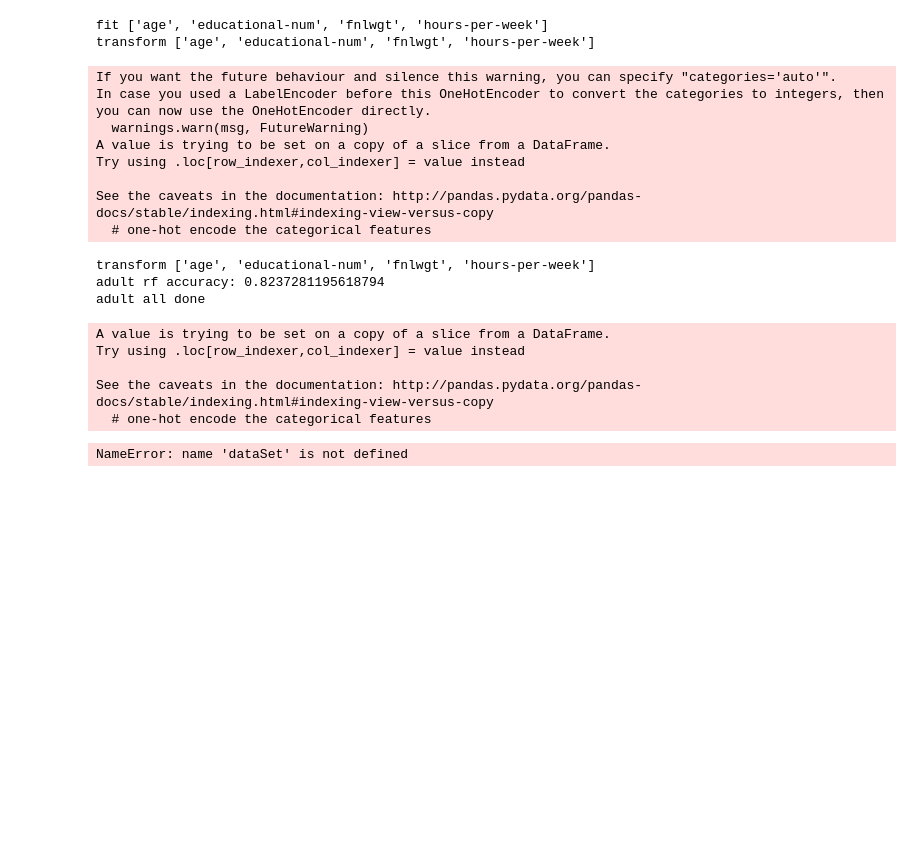
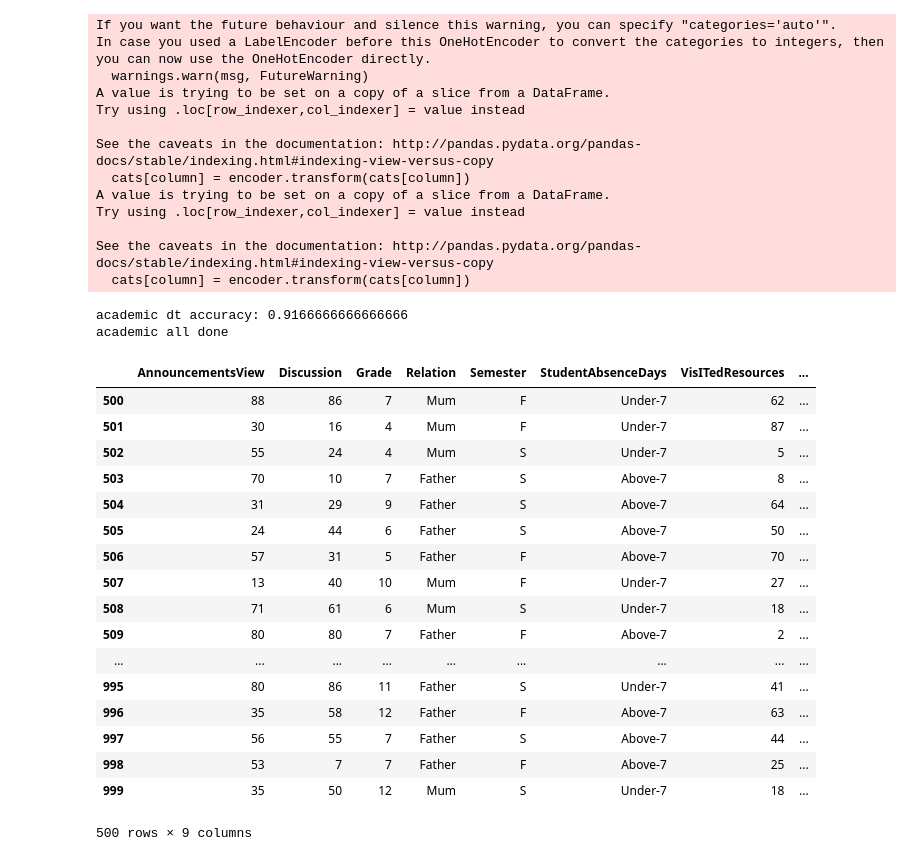
Before and after one commit to wangqianwen0418/DiscriLens, a Jupyter notebook: py/server/generate testData.ipynb, the cells around one changed output. Saved outputs shown, nothing was run; the diff lists cells and outputs as text; code cells hidden in the pictures; blank space fills up the shorter version.

```diff
--- a/py/server/generate testData.ipynb
+++ b/py/server/generate testData.ipynb
@@ -93,27 +88,24 @@ def get_model_samples(dataset_name, models=['lr', 'knn', 'xgb'], protect_attr=''
 
     print(dataset_name + ' all done')
 # %%
-# init_samples('academic')
-get_model_samples('adult', ['rf'])
+# init_samples('simpleAcademic')
+get_model_samples('academic', ['dt'])
 # %% [output]
-fit ['age', 'educational-num', 'fnlwgt', 'hours-per-week']
-transform ['age', 'educational-num', 'fnlwgt', 'hours-per-week']
+If you want the future behaviour and silence this warning, you can specify "categories='auto'".
+In case you used a LabelEncoder before this OneHotEncoder to convert the categories to integers, then you can now use the OneHotEncoder directly.
+  warnings.warn(msg, FutureWarning)
+A value is trying to be set on a copy of a slice from a DataFrame.
+Try using .loc[row_indexer,col_indexer] = value instead
+
+See the caveats in the documentation: http://pandas.pydata.org/pandas-docs/stable/indexing.html#indexing-view-versus-copy
+  cats[column] = encoder.transform(cats[column])
+A value is trying to be set on a copy of a slice from a DataFrame.
+Try using .loc[row_indexer,col_indexer] = value instead
+
+See the caveats in the documentation: http://pandas.pydata.org/pandas-docs/stable/indexing.html#indexing-view-versus-copy
+  cats[column] = encoder.transform(cats[column])
-If you want the future behaviour and silence this warning, you can specify "categories='auto'".
-In case you used a LabelEncoder before this OneHotEncoder to convert the categories to integers, then you can now use the OneHotEncoder directly.
-  warnings.warn(msg, FutureWarning)
-A value is trying to be set on a copy of a slice from a DataFrame.
-Try using .loc[row_indexer,col_indexer] = value instead
-
-See the caveats in the documentation: http://pandas.pydata.org/pandas-docs/stable/indexing.html#indexing-view-versus-copy
-  # one-hot encode the categorical features
+academic dt accuracy: 0.9166666666666666
+academic all done
-transform ['age', 'educational-num', 'fnlwgt', 'hours-per-week']
-adult rf accuracy: 0.8237281195618794
-adult all done
-A value is trying to be set on a copy of a slice from a DataFrame.
-Try using .loc[row_indexer,col_indexer] = value instead
-
-See the caveats in the documentation: http://pandas.pydata.org/pandas-docs/stable/indexing.html#indexing-view-versus-copy
-  # one-hot encode the categorical features
 # %%
 # get_rules('academic','gender=F', 'xgb')
 
@@ -124,8 +116,8 @@ def get_all_rules(protect, models=['xgb','knn','lr'], dataset='adult'):
         get_rules(dataset, protect, model)
         get_rules(dataset, protect, model)
     for model in models:
-        sample_name = os.path.join(store_path, dataSet + '_' + model + '_samples.json')
-        rule_name = os.path.join(store_path, dataSet + '_' + model + '_rules.json')
+        sample_name = os.path.join(store_path, dataset + '_' + model + '_samples.json')
+        rule_name = os.path.join(store_path, dataset + '_' + model + '_rules.json')
         samples = pd.read_json(sample_name)
 
         # add item id to rules
@@ -139,13 +131,9 @@ def get_all_rules(protect, models=['xgb','knn','lr'], dataset='adult'):
         rules = pd.read_json(rule_name)
         rules['items'] = ''
         for idx, rule in rules.iterrows():
-            rules.at[idx, 'items'] = [sample['id'] for i,sample in samples.loc[1000:1999].iterrows() if item_within_rule(sample, rule["antecedent"])]
+            rules.at[idx, 'items'] = [sample['id'] for i,sample in samples.iloc[int(len(samples)/2):].iterrows() if item_within_rule(sample, rule["antecedent"])]
         rules.to_json(rule_name, orient='records')
 
-        print(dataSet+'_'+model+' has done')
+        print(dataset+'_'+model+' has done')
 
     print('All finished')
-
-get_all_rules('sex=Female', ['rf','svm'],'adult')
-# %% [output]
-NameError: name 'dataSet' is not defined
@@ -173,3 +163,25 @@ for i,d in df.iterrows():
     print(df.at[i,'antecedent'])
     if(df.at[i,'antecedent']==['StudentAbsenceDays=Under-7', 'raisedhands=0<x<25', 'Discussion=1<x<25']):
         print(df.at[i,'id'])
+# %%
+samples = pd.read_json(os.path.join(store_path, '{}_samples.json'.format('academic')))
+samples.iloc[int(len(samples)/2):]
+# %% [output]
+|  | AnnouncementsView | Discussion | Grade | Relation | Semester | StudentAbsenceDays | VisITedResources | ... |
+| 500 | 88 | 86 | 7 | Mum | F | Under-7 | 62 | ... |
+| 501 | 30 | 16 | 4 | Mum | F | Under-7 | 87 | ... |
+| 502 | 55 | 24 | 4 | Mum | S | Under-7 | 5 | ... |
+| 503 | 70 | 10 | 7 | Father | S | Above-7 | 8 | ... |
+| 504 | 31 | 29 | 9 | Father | S | Above-7 | 64 | ... |
+| 505 | 24 | 44 | 6 | Father | S | Above-7 | 50 | ... |
+| 506 | 57 | 31 | 5 | Father | F | Above-7 | 70 | ... |
+| 507 | 13 | 40 | 10 | Mum | F | Under-7 | 27 | ... |
+| 508 | 71 | 61 | 6 | Mum | S | Under-7 | 18 | ... |
+| 509 | 80 | 80 | 7 | Father | F | Above-7 | 2 | ... |
+| ... | ... | ... | ... | ... | ... | ... | ... | ... |
+| 995 | 80 | 86 | 11 | Father | S | Under-7 | 41 | ... |
+| 996 | 35 | 58 | 12 | Father | F | Above-7 | 63 | ... |
+| 997 | 56 | 55 | 7 | Father | S | Above-7 | 44 | ... |
+| 998 | 53 | 7 | 7 | Father | F | Above-7 | 25 | ... |
+| 999 | 35 | 50 | 12 | Mum | S | Under-7 | 18 | ... |
+500 rows × 9 columns
```
Also changed, not shown: parts of 2 cells of this notebook, 54 other files.
